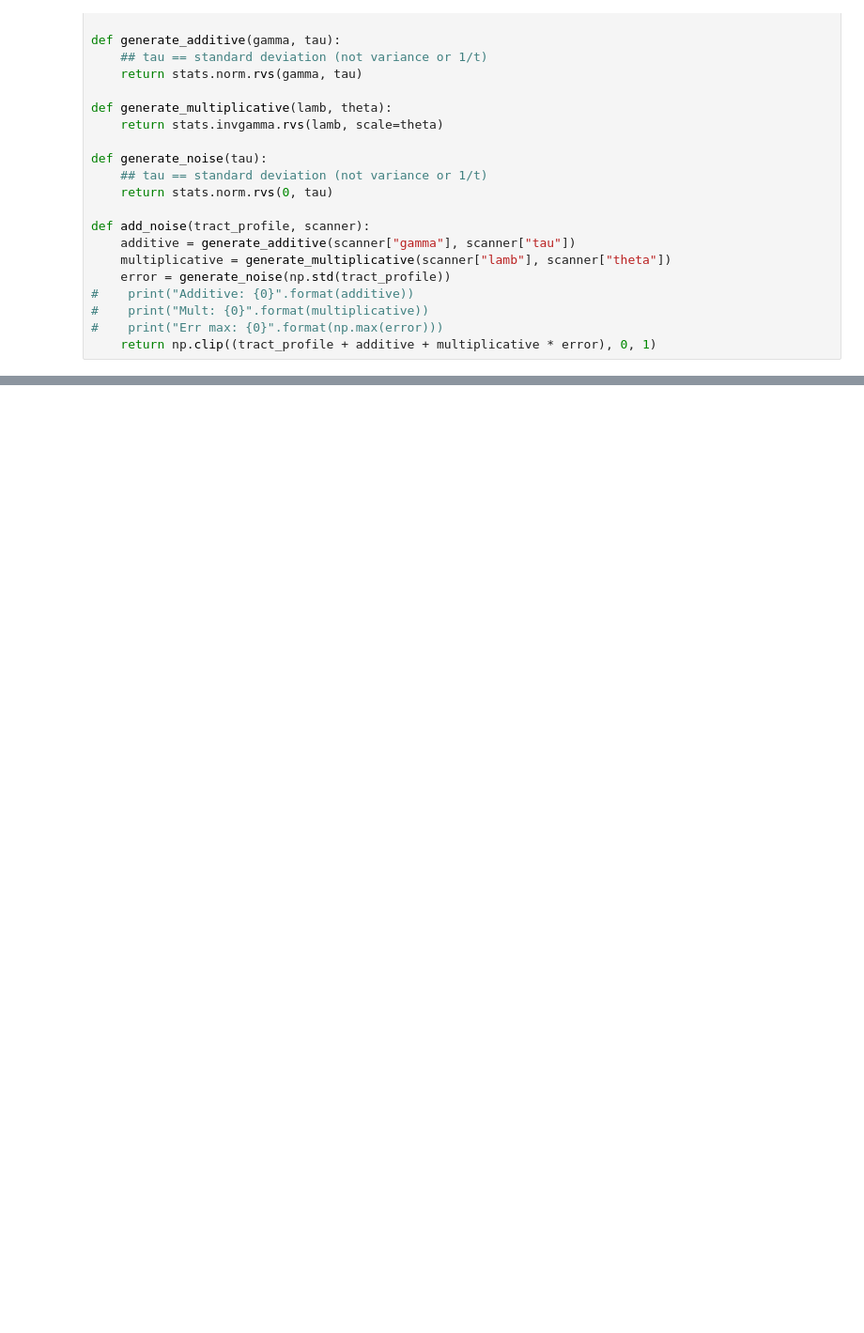
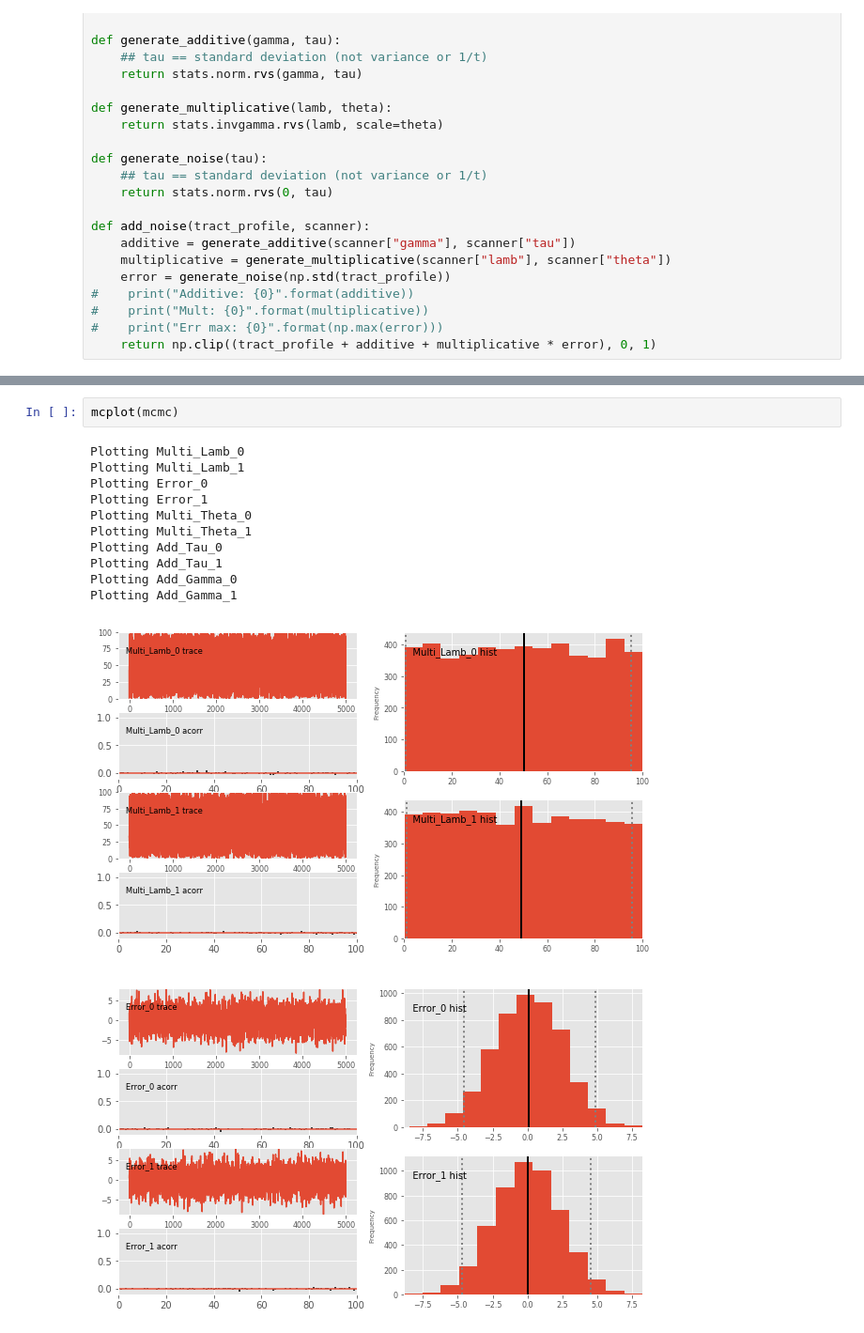
Before and after one commit to rafaceschin/dingo_sim, a Jupyter notebook: dingo_sim.ipynb, the cells around one changed output, grey strips where cells are left out. Shown: that part at 94% size. Saved outputs shown, nothing was run; the diff lists cells and outputs as text; blank space fills up the shorter version.

Commit message:
Some better plotting

```diff
--- a/dingo_sim.ipynb
+++ b/dingo_sim.ipynb
@@ -201,0 +210,15 @@ mcmc.sample(5000)
+# %%
+mcplot(mcmc)
+# %% [output]
+Plotting Multi_Lamb_0
+Plotting Multi_Lamb_1
+Plotting Error_0
+Plotting Error_1
+Plotting Multi_Theta_0
+Plotting Multi_Theta_1
+Plotting Add_Tau_0
+Plotting Add_Tau_1
+Plotting Add_Gamma_0
+Plotting Add_Gamma_1
+[figure, added]
+[figure, added]
```
Also changed, not shown: parts of 5 cells of this notebook, 2 other files.
